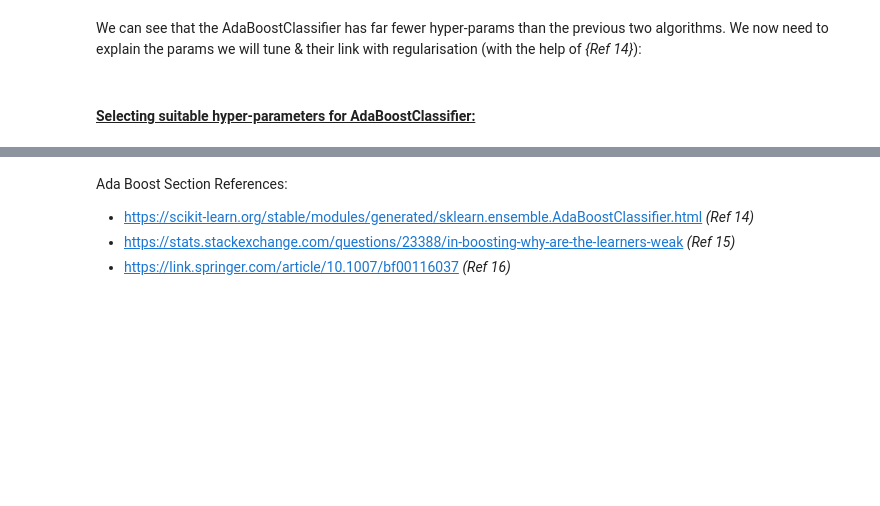
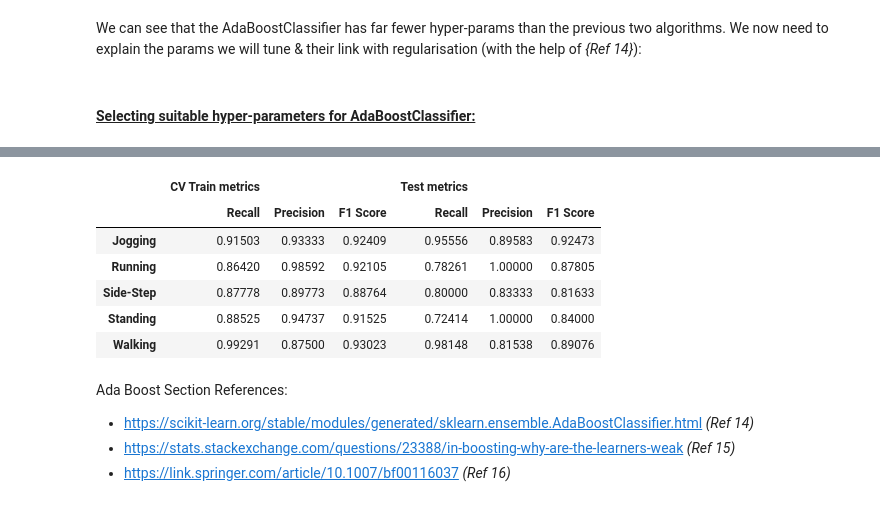
Before and after one commit to AKuinkel/cosc102-at3, a Jupyter notebook: COSC102_A3_Portfolio_for_ash.ipynb, the cells around one changed output, grey strips where cells are left out. Cells and saved outputs as stored; diff of their text form; code cells hidden in the pictures; blank space fills up the shorter version.

```diff
--- a/COSC102_A3_Portfolio_for_ash.ipynb
+++ b/COSC102_A3_Portfolio_for_ash.ipynb
@@ -2558,0 +2575,33 @@ These are the two we will tune, the `estimator` will be left at the default (Non
+# %%
+ada_boost = AdaBoostClassifier(random_state=0) # scaling is also not applicable to adaboost as...
+
+# Once again, walking through the different combinations:
+param_grid = [
+    # Total Combinations = (7 * 6) = 42.
+    {
+        # remembering the trade-off between these & based on what we learnt in previous section
+        # we pick the following values:
+        "n_estimators" : [25,50,75,100,125,150,175],
+        "learning_rate" : [0.25,0.5,0.75,1,1.25,1.5]
+    }
+]
+
+grid = GridSearchCV(ada_boost,param_grid,cv=5,n_jobs=4) # Running this on 5 fold-cv so 220 model trains/tests with of course the learners for each model, hence we
+# can't just say since this has less models than the SGDClassfier section that it'll take less time.
+grid.fit(X_train,y_train)
+
+ada_boost_grid_search_results = pd.DataFrame(grid.cv_results_)
+ada_boost_grid_search_results = ada_boost_grid_search_results.sort_values("mean_test_score",ascending=False)
+ada_boost_high_ranked_combos = ada_boost_grid_search_results.head(5)
+
+ada_boost_five_best_params = ada_boost_high_ranked_combos["params"]
+ada_boost_five_mean_test_score = ada_boost_high_ranked_combos["mean_test_score"]
+ada_boost_five_std_test_score = ada_boost_high_ranked_combos["std_test_score"]
+no = 1
+
+for params,mean_score,std_score in zip(ada_boost_five_best_params,ada_boost_five_mean_test_score,ada_boost_five_std_test_score):
+    print(f"Combination: {no}")
+    print(f" Combination of hyper-params: {params}")
+    print(f" f1 macro mean score: {mean_score:.5f}")
+    print(f" f1 macro std score: {std_score:.5f}\n")
+    no+=1
@@ -2559,3 +2657,13 @@ These are the two we will tune, the `estimator` will be left at the default (Non
+# %%
+tabluate_precision_recall_f1_metrics(y_train,y_pred,y_test,y_test_pred)
+# %% [output]
+|  | CV Train metrics |  |  | Test metrics |  |  |
+|  | Recall | Precision | F1 Score | Recall | Precision | F1 Score |
+| Jogging | 0.91503 | 0.93333 | 0.92409 | 0.95556 | 0.89583 | 0.92473 |
+| Running | 0.86420 | 0.98592 | 0.92105 | 0.78261 | 1.00000 | 0.87805 |
+| Side-Step | 0.87778 | 0.89773 | 0.88764 | 0.80000 | 0.83333 | 0.81633 |
+| Standing | 0.88525 | 0.94737 | 0.91525 | 0.72414 | 1.00000 | 0.84000 |
+| Walking | 0.99291 | 0.87500 | 0.93023 | 0.98148 | 0.81538 | 0.89076 |
 # %% [markdown]
 Ada Boost Section References:
  - https://scikit-learn.org/stable/modules/generated/sklearn.ensemble.AdaBoostClassifier.html *(Ref 14)*
```
Also changed, not shown: parts of 16 cells of this notebook.
